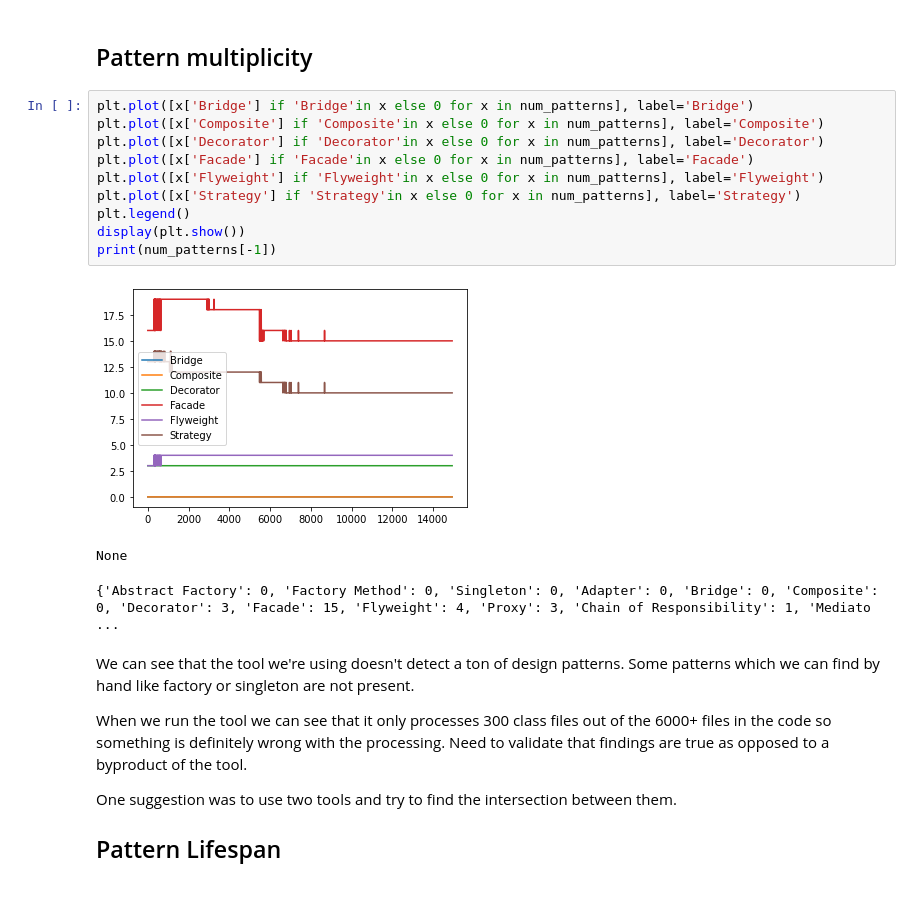
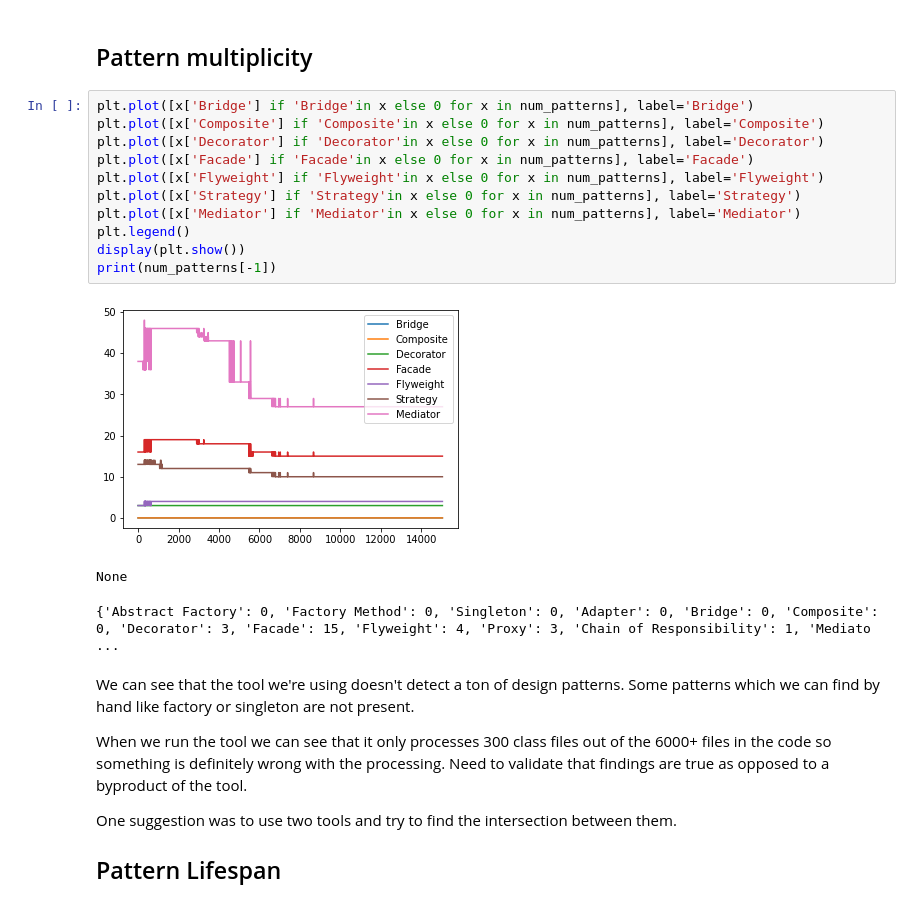
Before and after one commit to seer-lab/PIE, a Jupyter notebook: Pattern Lifespan.ipynb, the cells around one changed output. Saved outputs shown, nothing was run; the diff lists cells and outputs as text.

Commit message:
fixed end graph issue

```diff
--- a/Pattern Lifespan.ipynb
+++ b/Pattern Lifespan.ipynb
@@ -30,15 +33,16 @@ for document in server_docs:
 # %%
 plt.plot([x['Bridge'] if 'Bridge'in x else 0 for x in num_patterns], label='Bridge')
 plt.plot([x['Composite'] if 'Composite'in x else 0 for x in num_patterns], label='Composite')
 plt.plot([x['Decorator'] if 'Decorator'in x else 0 for x in num_patterns], label='Decorator')
 plt.plot([x['Facade'] if 'Facade'in x else 0 for x in num_patterns], label='Facade')
 plt.plot([x['Flyweight'] if 'Flyweight'in x else 0 for x in num_patterns], label='Flyweight')
 plt.plot([x['Strategy'] if 'Strategy'in x else 0 for x in num_patterns], label='Strategy')
+plt.plot([x['Mediator'] if 'Mediator'in x else 0 for x in num_patterns], label='Mediator')
 plt.legend()
 display(plt.show())
 print(num_patterns[-1])
 # %% [output]
-[figure, old version]
+[figure, new version]
 None
 {'Abstract Factory': 0, 'Factory Method': 0, 'Singleton': 0, 'Adapter': 0, 'Bridge': 0, 'Composite': 0, 'Decorator': 3, 'Facade': 15, 'Flyweight': 4, 'Proxy': 3, 'Chain of Responsibility': 1, 'Mediato ...
 # %% [markdown]
```
Also changed, not shown: parts of 5 cells of this notebook, 1 other file.
